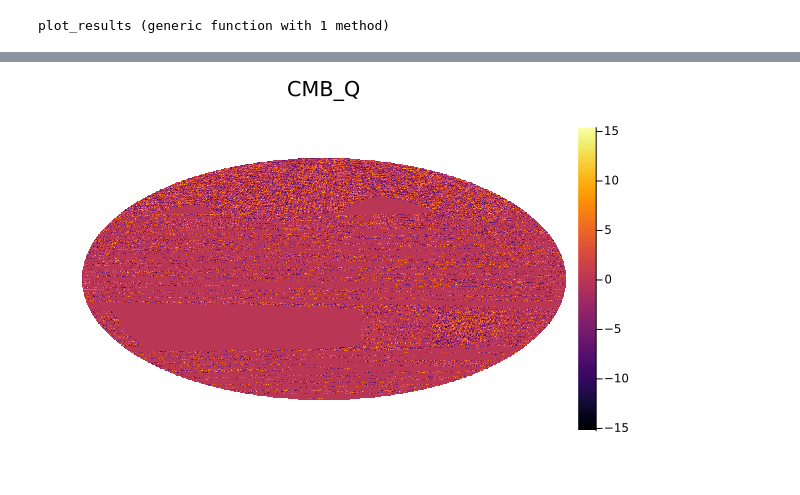
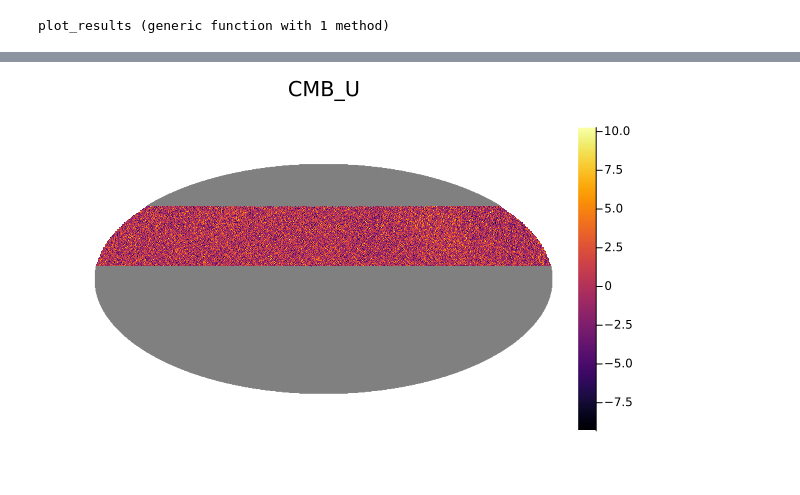
Before and after one commit to teob97/Master-Thesis-Pipeline, a Jupyter notebook: notebooks/fgbuster_plot.ipynb, the cells around one changed output, grey strips where cells are left out. Drawn from its saved outputs; the diff is of its cells as text; code cells hidden in the pictures.

```diff
--- a/notebooks/fgbuster_plot.ipynb
+++ b/notebooks/fgbuster_plot.ipynb
@@ -72,4 +72,4 @@ title!(l)
 # %%
-get_map_and_hist(data["lspe_wmap"]["60arcsec"]["ideal"], "Q", 256)[1][1]
+get_map_and_hist(data["lspe_wmap"]["1arcsec"]["ideal"], "U", 256)[1][1]
 # %% [output]
-[figure, old version]
+[figure, new version]
```
Also changed, not shown: parts of 4 cells of this notebook, 4 other files.
